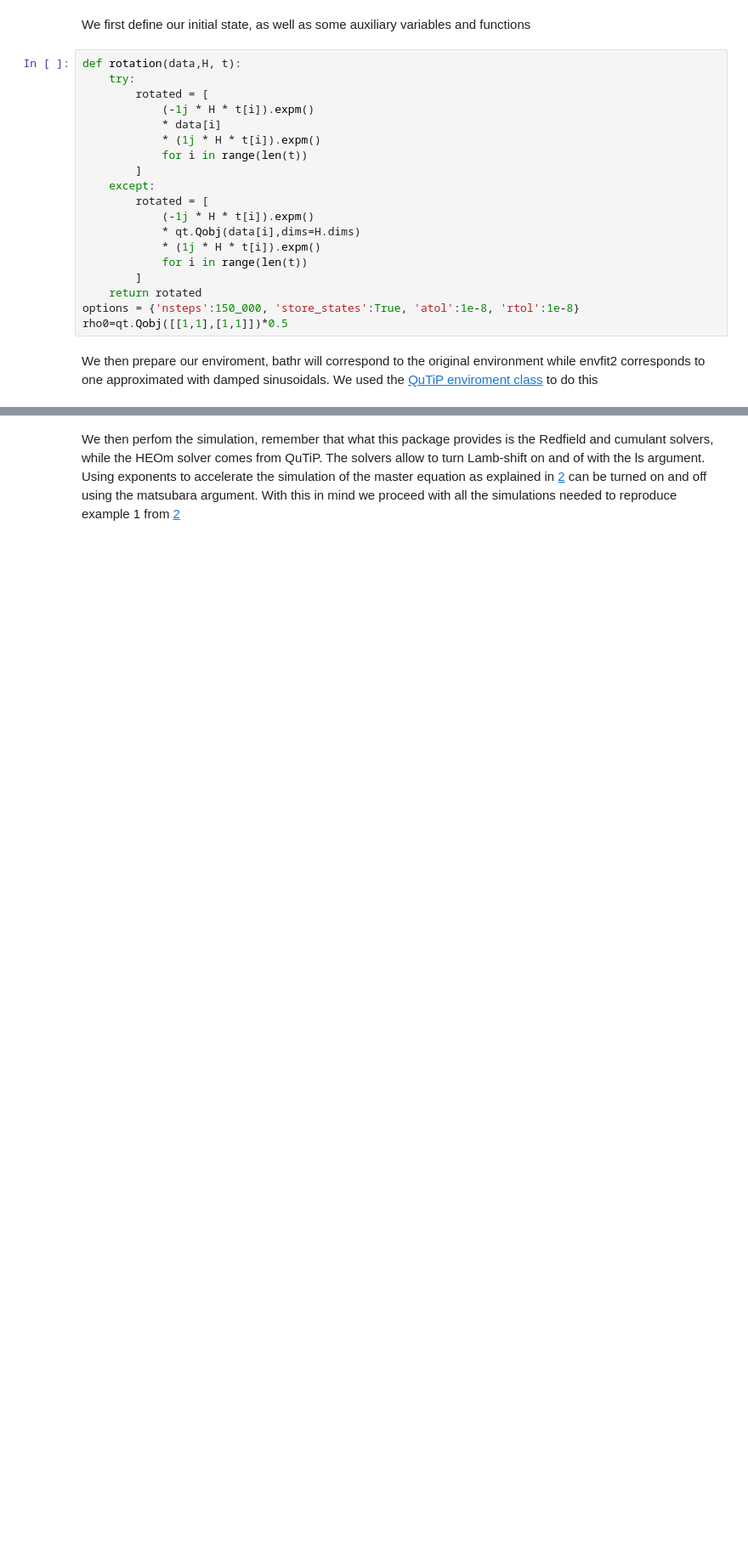
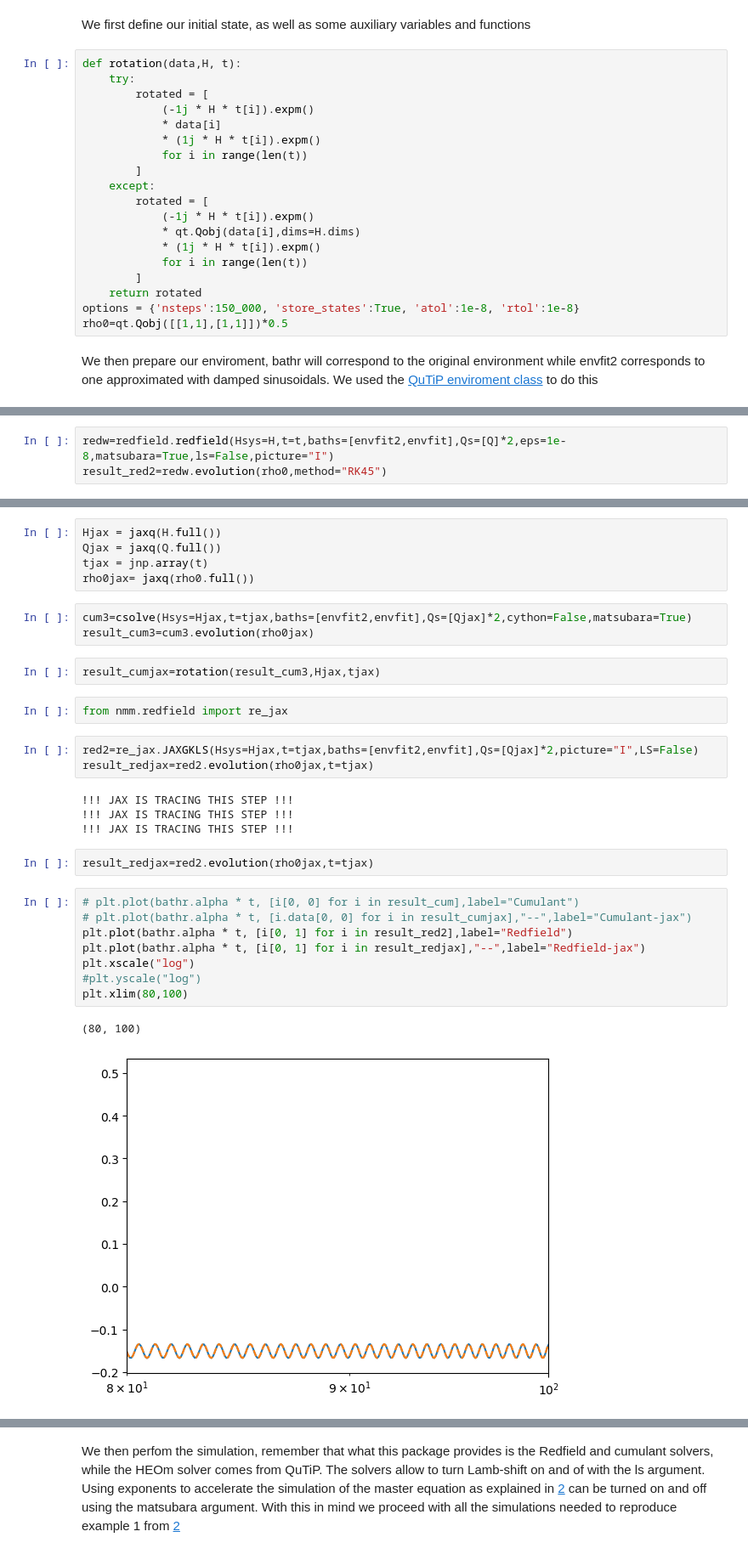
Before and after one commit to gsuarezr/NonMarkovianMethods, a Jupyter notebook: docs/Qubit_example.ipynb, the cells around one changed output, grey strips where cells are left out. Shown at 85% size. Drawn from its saved outputs; the diff is of its cells as text; blank space fills up the shorter version.

```diff
--- a/docs/Qubit_example.ipynb
+++ b/docs/Qubit_example.ipynb
@@ -71,0 +94,3 @@ The current fit took  6.886337 seconds.
+# %%
+redw=redfield.redfield(Hsys=H,t=t,baths=[envfit2,envfit],Qs=[Q]*2,eps=1e-8,matsubara=True,ls=False,picture="I")
+result_red2=redw.evolution(rho0,method="RK45")
@@ -71,0 +104,32 @@ The current fit took  6.886337 seconds.
+# %%
+Hjax = jaxq(H.full())
+Qjax = jaxq(Q.full())
+tjax = jnp.array(t)
+rho0jax= jaxq(rho0.full())
+# %%
+cum3=csolve(Hsys=Hjax,t=tjax,baths=[envfit2,envfit],Qs=[Qjax]*2,cython=False,matsubara=True)
+result_cum3=cum3.evolution(rho0jax)
+# %%
+result_cumjax=rotation(result_cum3,Hjax,tjax)
+# %%
+from nmm.redfield import re_jax
+# %%
+red2=re_jax.JAXGKLS(Hsys=Hjax,t=tjax,baths=[envfit2,envfit],Qs=[Qjax]*2,picture="I",LS=False)
+result_redjax=red2.evolution(rho0jax,t=tjax)
+# %% [output]
+!!! JAX IS TRACING THIS STEP !!!
+!!! JAX IS TRACING THIS STEP !!!
+!!! JAX IS TRACING THIS STEP !!!
+# %%
+result_redjax=red2.evolution(rho0jax,t=tjax)
+# %%
+# plt.plot(bathr.alpha * t, [i[0, 0] for i in result_cum],label="Cumulant")
+# plt.plot(bathr.alpha * t, [i.data[0, 0] for i in result_cumjax],"--",label="Cumulant-jax")
+plt.plot(bathr.alpha * t, [i[0, 1] for i in result_red2],label="Redfield")
+plt.plot(bathr.alpha * t, [i[0, 1] for i in result_redjax],"--",label="Redfield-jax")
+plt.xscale("log")
+#plt.yscale("log")
+plt.xlim(80,100)
+# %% [output]
+(80, 100)
+[figure, added]
```
Also changed, not shown: parts of 7 cells of this notebook, 13 other files.
